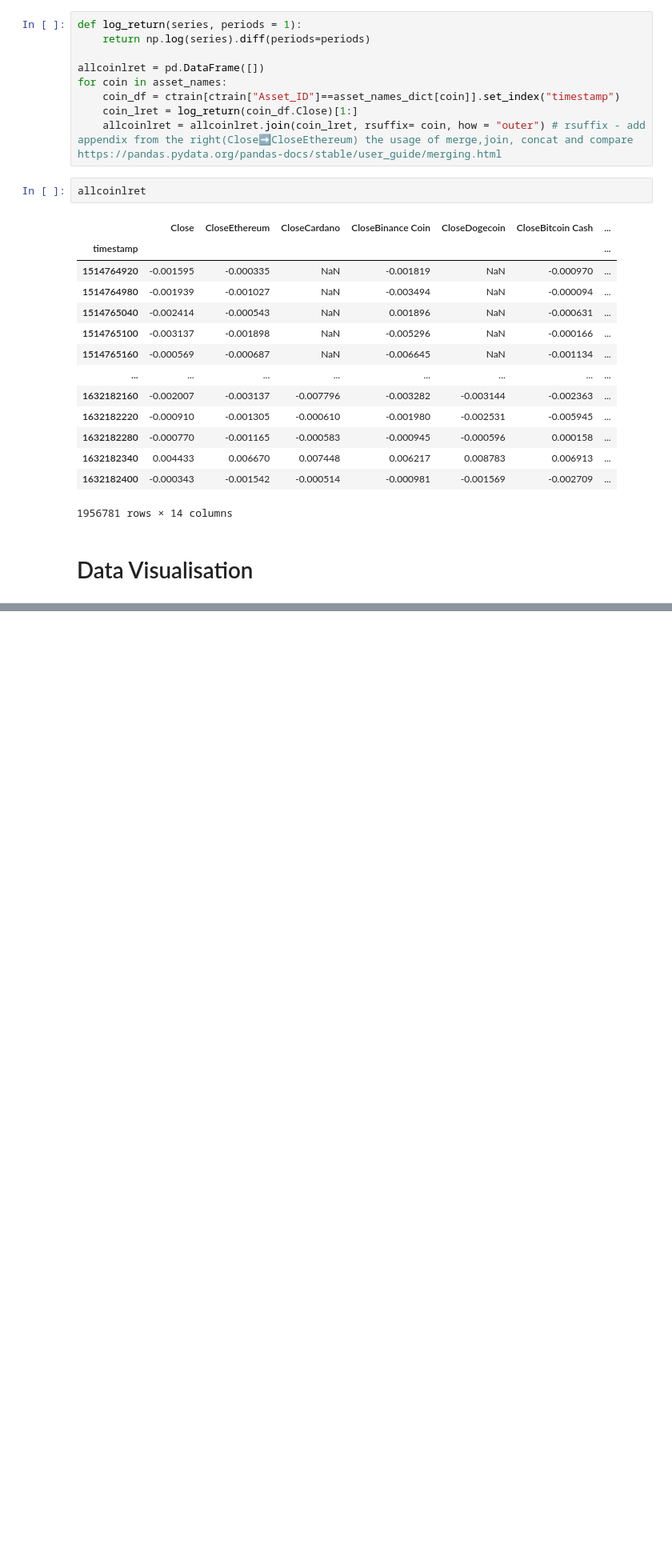
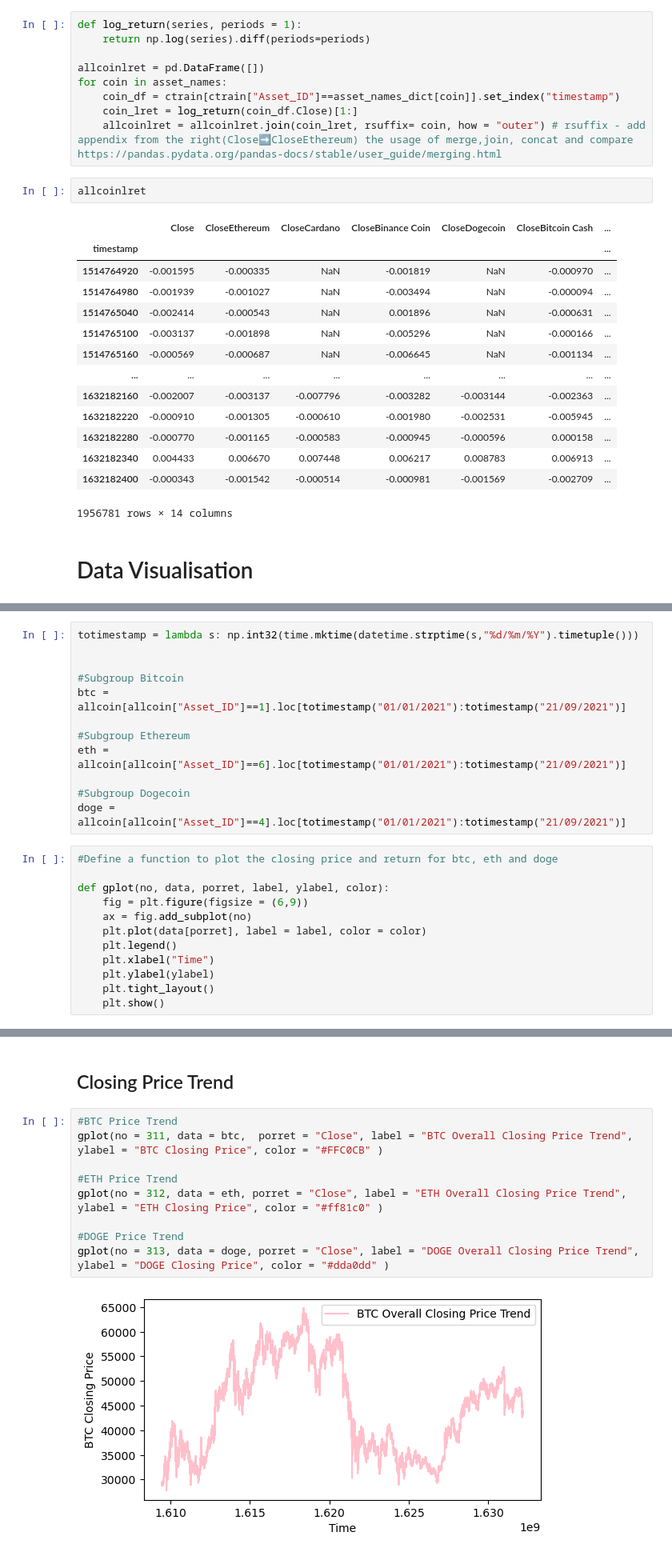
Before and after one commit to yanghang0918/Bitcoin-Prediction, a Jupyter notebook: btcpredict.ipynb, the cells around one changed output, grey strips where cells are left out. Shown: that part at 80% size. Cells and saved outputs as stored; diff of their text form; blank space fills up the shorter version.

Commit message:
price trend, return trend, candlestick updated

```diff
--- a/btcpredict.ipynb
+++ b/btcpredict.ipynb
@@ -300,0 +331,24 @@ allcoinlret
+# %%
+totimestamp = lambda s: np.int32(time.mktime(datetime.strptime(s,"%d/%m/%Y").timetuple()))
+
+
+#Subgroup Bitcoin
+btc = allcoin[allcoin["Asset_ID"]==1].loc[totimestamp("01/01/2021"):totimestamp("21/09/2021")]
+
+#Subgroup Ethereum
+eth = allcoin[allcoin["Asset_ID"]==6].loc[totimestamp("01/01/2021"):totimestamp("21/09/2021")]
+
+#Subgroup Dogecoin
+doge = allcoin[allcoin["Asset_ID"]==4].loc[totimestamp("01/01/2021"):totimestamp("21/09/2021")]
+# %%
+#Define a function to plot the closing price and return for btc, eth and doge
+
+def gplot(no, data, porret, label, ylabel, color):
+    fig = plt.figure(figsize = (6,9))
+    ax = fig.add_subplot(no)
+    plt.plot(data[porret], label = label, color = color)
+    plt.legend()
+    plt.xlabel("Time")
+    plt.ylabel(ylabel)
+    plt.tight_layout()
+    plt.show()
@@ -300,0 +367,13 @@ allcoinlret
+# %% [markdown]
+## Closing Price Trend
+# %%
+#BTC Price Trend
+gplot(no = 311, data = btc,  porret = "Close", label = "BTC Overall Closing Price Trend", ylabel = "BTC Closing Price", color = "#FFC0CB" )
+
+#ETH Price Trend
+gplot(no = 312, data = eth, porret = "Close", label = "ETH Overall Closing Price Trend", ylabel = "ETH Closing Price", color = "#ff81c0" )
+
+#DOGE Price Trend
+gplot(no = 313, data = doge, porret = "Close", label = "DOGE Overall Closing Price Trend", ylabel = "DOGE Closing Price", color = "#dda0dd" )
+# %% [output]
+[figure, added]
```
Also changed, not shown: parts of 10 cells of this notebook.
